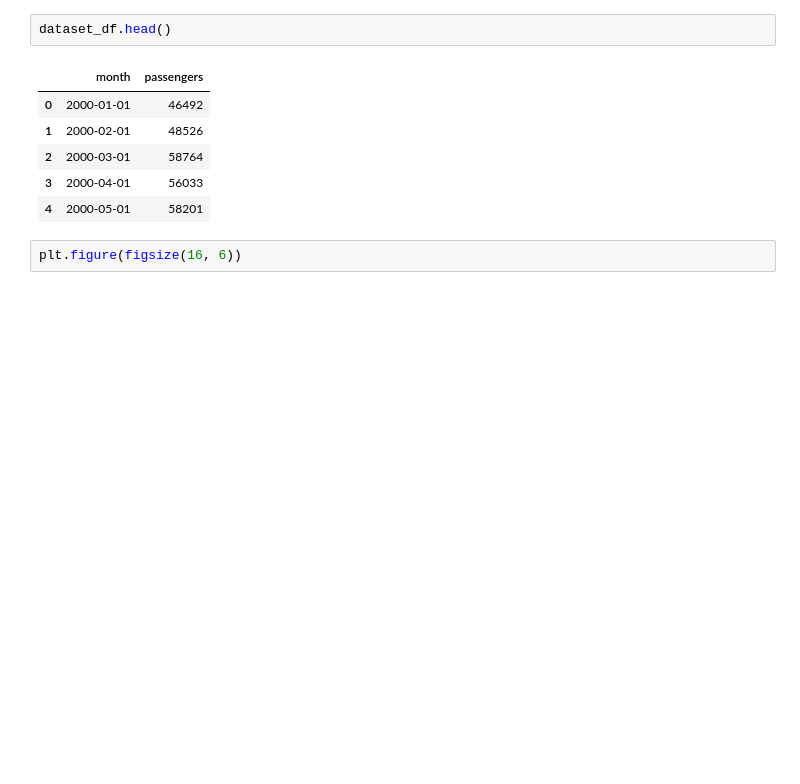
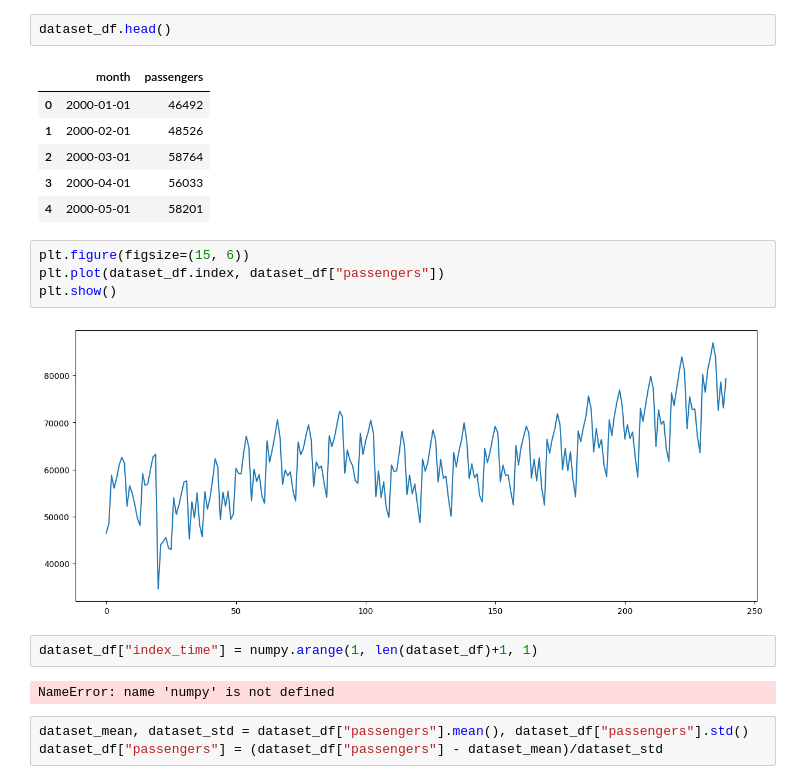
Before and after one commit to Atigou-bah/Linear_regression, a Jupyter notebook: Régression linéaire .ipynb, the cells around one changed output. Cells and saved outputs as stored; diff of their text form; blank space fills up the shorter version.

```diff
--- a/Régression linéaire .ipynb
+++ b/Régression linéaire .ipynb
@@ -16,4 +20,15 @@ dataset_df.head()
 | 3 | 2000-04-01 | 56033 |
 | 4 | 2000-05-01 | 58201 |
 # %%
-plt.figure(figsize(16, 6))
+plt.figure(figsize=(15, 6))
+plt.plot(dataset_df.index, dataset_df["passengers"])
+plt.show()
+# %% [output]
+[figure, added]
+# %%
+dataset_df["index_time"] = numpy.arange(1, len(dataset_df)+1, 1)
+# %% [output]
+NameError: name 'numpy' is not defined
+# %%
+dataset_mean, dataset_std = dataset_df["passengers"].mean(), dataset_df["passengers"].std()
+dataset_df["passengers"] = (dataset_df["passengers"] - dataset_mean)/dataset_std
```
Also changed, not shown: parts of 8 cells of this notebook, 4 other files.
